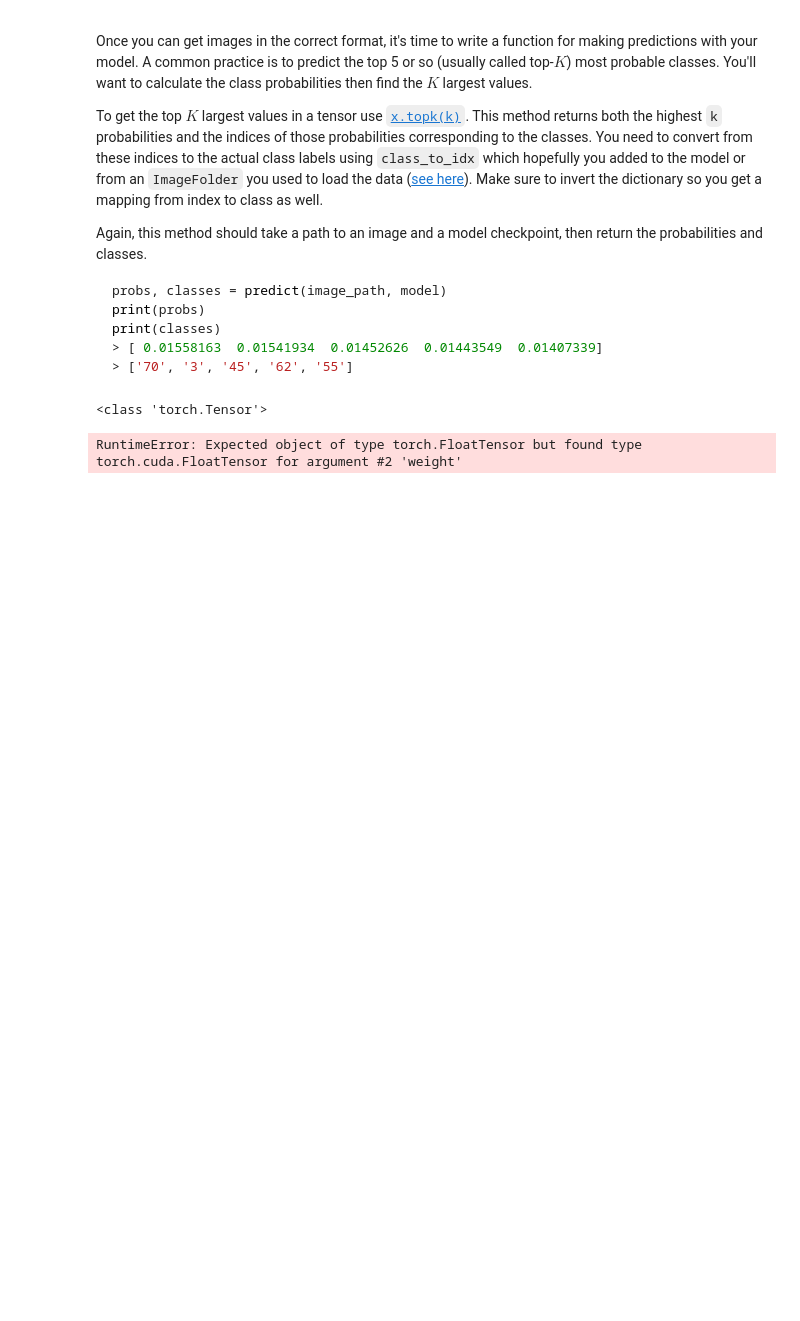
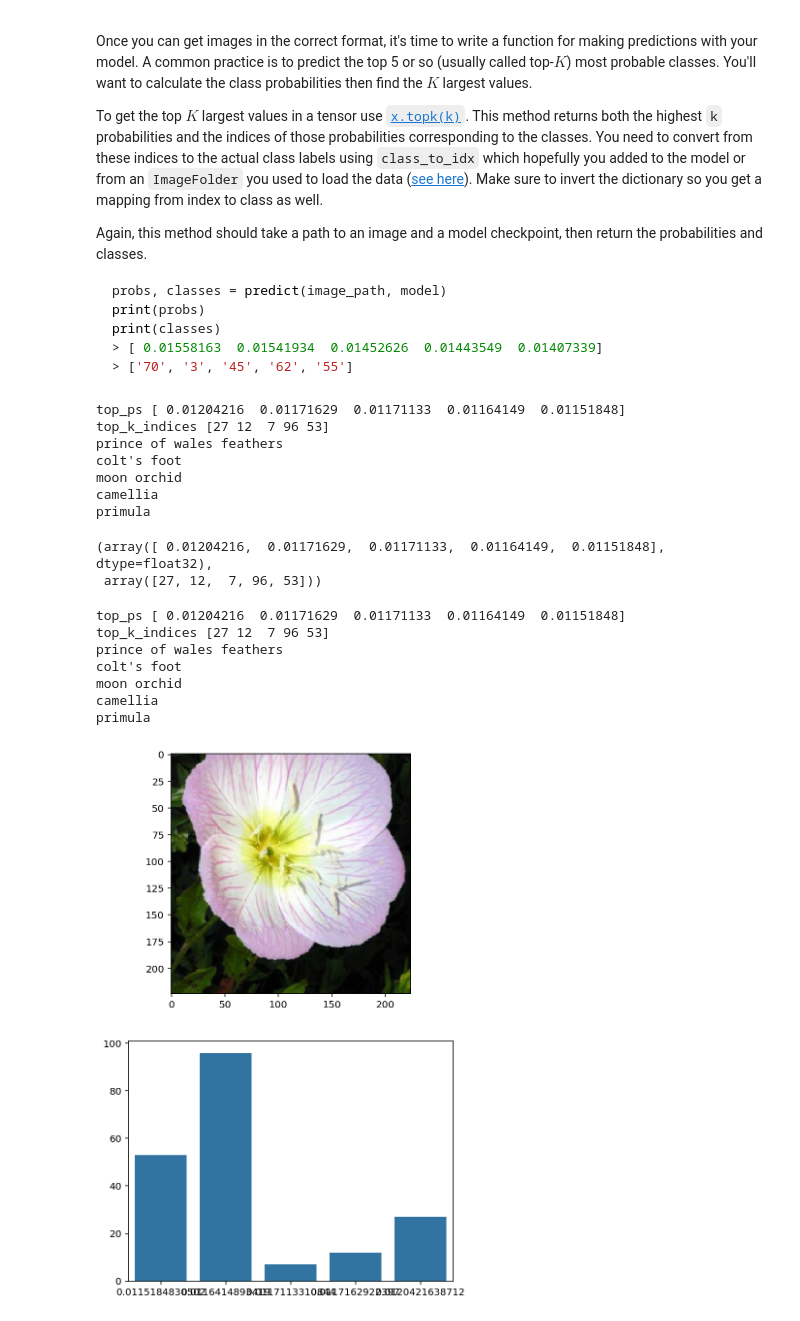
Before and after one commit to turtlehop/RMIT-Classifier, a Jupyter notebook: Image Classifier Project.ipynb, the cells around one changed output. Drawn from its saved outputs; the diff is of its cells as text; code cells hidden in the pictures; blank space fills up the shorter version.

```diff
--- a/Image Classifier Project.ipynb
+++ b/Image Classifier Project.ipynb
@@ -454,8 +472,9 @@ def predict(image_path, model, topk=5):
 
     #im = Image.open(image_path)
     image = process_image(image_path)
-    print(type(image))
-    model.to('cuda')
+    image = image.to("cuda")
+#     print(type(image))
+    model = model.to('cuda')
 
     model.eval()
 
@@ -463,10 +482,19 @@ def predict(image_path, model, topk=5):
     #print(image)
     image.unsqueeze_(0)
     predictions = model.forward(image)
-    top_ps, top_k_indices = torch.topk(predictions, k = 5)
 
-#     print("top_ps {}".format(top_ps))
-#     print("top_k_indices {}".format(top_k_indices))
+    probabilities = torch.exp(predictions).data
+
+    top_ps, top_k_indices = torch.topk(probabilities,topk)
+
+    top_ps = np.array(top_ps.detach())[0]
+    top_k_indices = np.array(top_k_indices.detach())[0]
+
+    print("top_ps {}".format(top_ps))
+    print("top_k_indices {}".format(top_k_indices))
+
+    for number in top_k_indices:
+        print(cat_to_name[str(number)])
 
     return top_ps, top_k_indices
 
@@ -482,5 +510,43 @@ def predict(image_path, model, topk=5):
 # %%
 predict("flowers/test/1/image_06743.jpg", model)
 # %% [output]
-<class 'torch.Tensor'>
+top_ps [ 0.01204216  0.01171629  0.01171133  0.01164149  0.01151848]
+top_k_indices [27 12  7 96 53]
+prince of wales feathers
+colt's foot
+moon orchid
+camellia
+primula
-RuntimeError: Expected object of type torch.FloatTensor but found type torch.cuda.FloatTensor for argument #2 'weight'
+(array([ 0.01204216,  0.01171629,  0.01171133,  0.01164149,  0.01151848], dtype=float32),
+ array([27, 12,  7, 96, 53]))
+# %%
+image_path = "flowers/test/1/image_06743.jpg"
+
+#set up plot
+plt.figure(figsize = (6,10))
+ax = plt.subplot(2,1,1)
+
+#flower name
+flower_number = image_path.split("/")[2]
+flower_name = cat_to_name[str(flower_number)]
+
+#plot flower
+image = process_image(image_path)
+imshow(image, ax, title=flower_name)
+
+#prodiction
+flower_ps, flower_index = predict(image_path, model)
+
+#plot bar graph
+plt.subplot(2,1,2)
+sb.barplot(x=flower_ps, y=flower_index, color=sb.color_palette()[0]);
+plt.show()
+# %% [output]
+top_ps [ 0.01204216  0.01171629  0.01171133  0.01164149  0.01151848]
+top_k_indices [27 12  7 96 53]
+prince of wales feathers
+colt's foot
+moon orchid
+camellia
+primula
+[figure, added]
```
Also changed, not shown: parts of 7 cells of this notebook.
